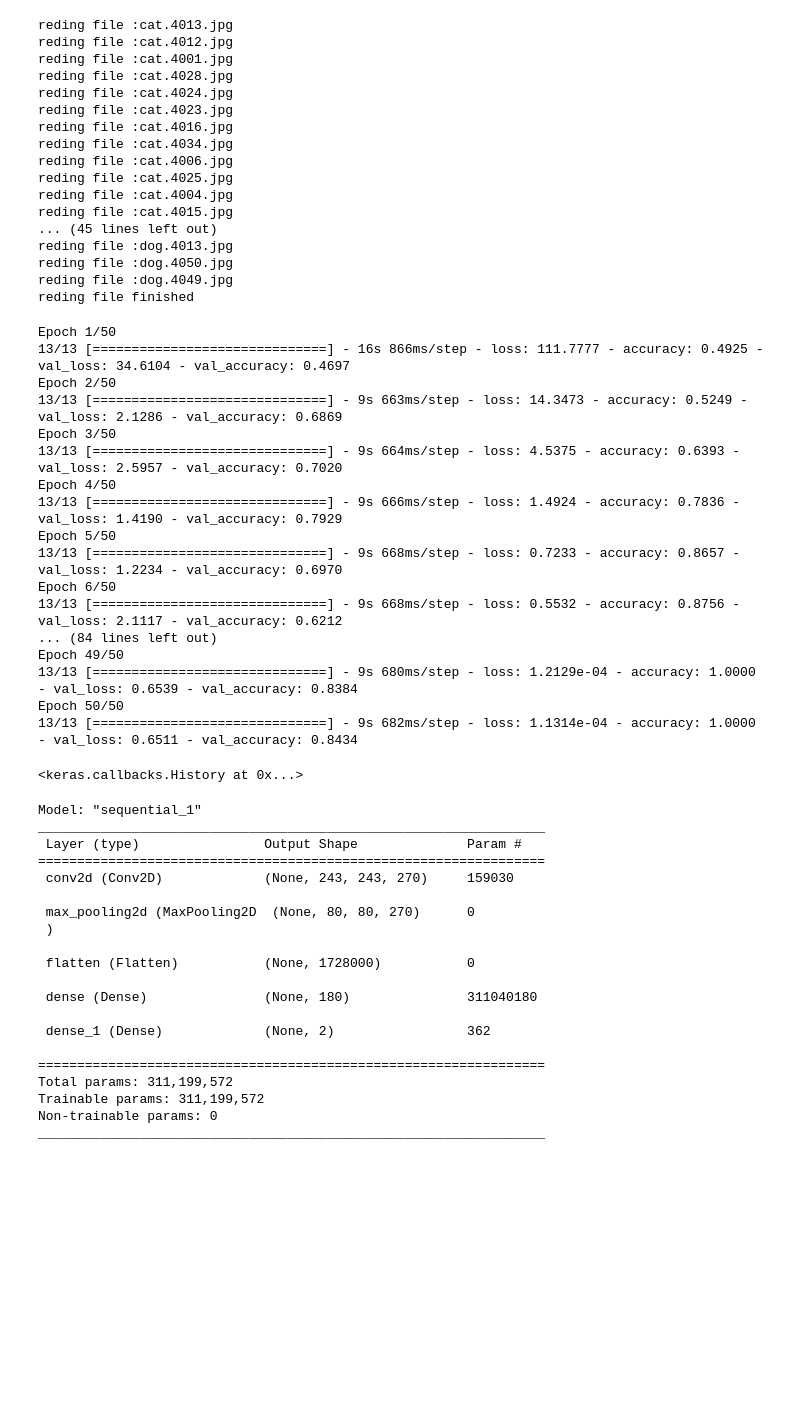
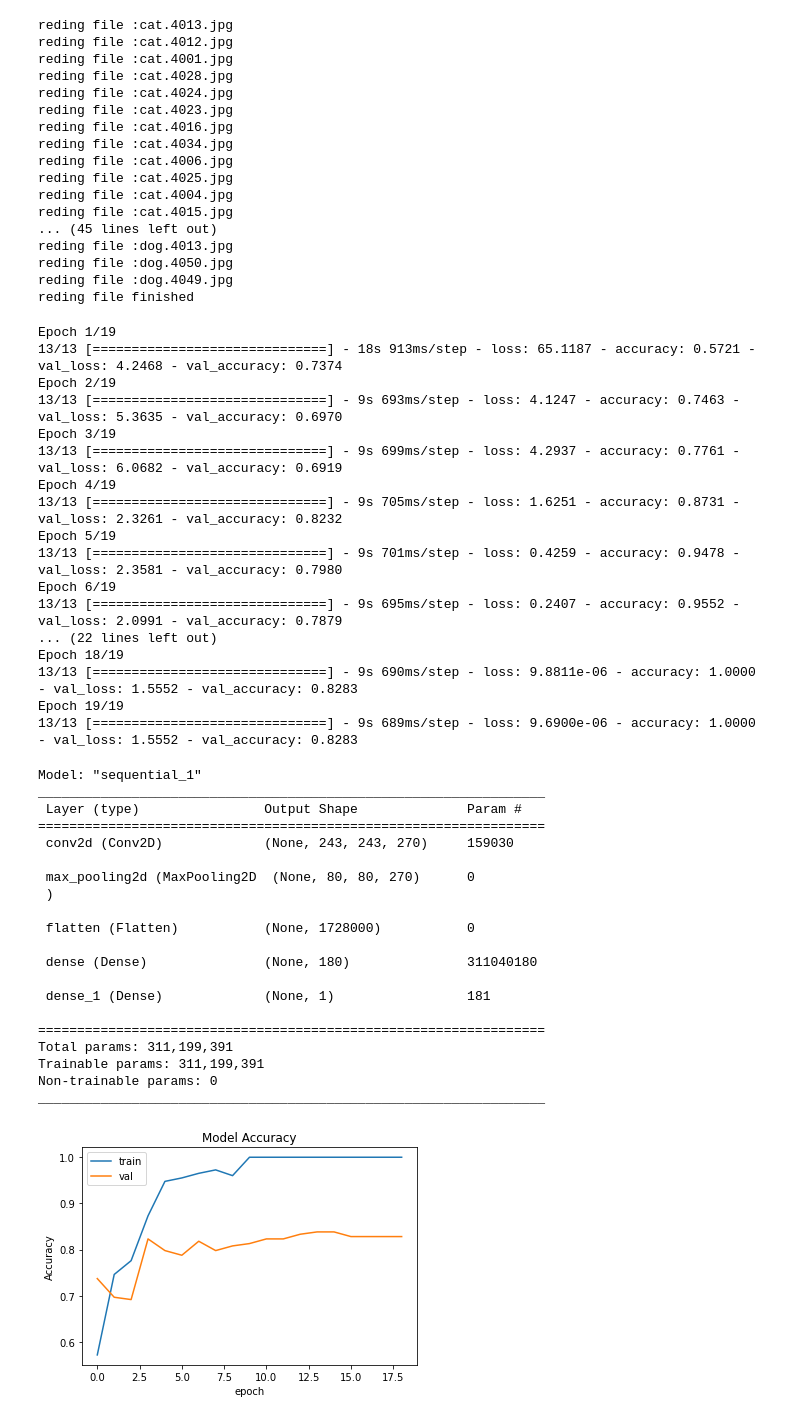
Before and after one commit to Faouzi-Slimi/Machine_Learning_Deep_Learning_Practical_Work, a Jupyter notebook: TP_DOGS_CATS.ipynb, the cells around one changed output. Cells and saved outputs as stored; diff of their text form; code cells hidden in the pictures; blank space fills up the shorter version.

```diff
--- a/TP_DOGS_CATS.ipynb
+++ b/TP_DOGS_CATS.ipynb
@@ -106,33 +106,32 @@ model1.add(layers.Conv2D(270,kernel_size=(14,14),input_shape=(256,256,3),strides
 model1.add(layers.MaxPooling2D(pool_size=(4,4),strides=3))
 model1.add(layers.Flatten())
 model1.add(layers.Dense(180,activation = 'relu'))
-model1.add(layers.Dense(2,activation="sigmoid"))
+model1.add(layers.Dense(1,activation="sigmoid"))
 # %%
 
 # Compile The model
 
-model1.compile(optimizer=tf.keras.optimizers.Adam(learning_rate = 0.00001),loss="SparseCategoricalCrossentropy",metrics = ["accuracy"])
+model1.compile(optimizer=tf.keras.optimizers.Adam(learning_rate = 0.00001),loss=tf.keras.losses.BinaryCrossentropy(),metrics = ["accuracy"])
 # %%
-model1.fit(xtrain,ytrain,validation_data=(xtest,ytest),batch_size=32,epochs=50)
+History = model1.fit(xtrain,ytrain,validation_data=(xtest,ytest),batch_size=32,epochs=19)
 # %% [output]
-Epoch 1/50
-13/13 [==============================] - 16s 866ms/step - loss: 111.7777 - accuracy: 0.4925 - val_loss: 34.6104 - val_accuracy: 0.4697
-Epoch 2/50
-13/13 [==============================] - 9s 663ms/step - loss: 14.3473 - accuracy: 0.5249 - val_loss: 2.1286 - val_accuracy: 0.6869
-Epoch 3/50
-13/13 [==============================] - 9s 664ms/step - loss: 4.5375 - accuracy: 0.6393 - val_loss: 2.5957 - val_accuracy: 0.7020
-Epoch 4/50
-13/13 [==============================] - 9s 666ms/step - loss: 1.4924 - accuracy: 0.7836 - val_loss: 1.4190 - val_accuracy: 0.7929
-Epoch 5/50
-13/13 [==============================] - 9s 668ms/step - loss: 0.7233 - accuracy: 0.8657 - val_loss: 1.2234 - val_accuracy: 0.6970
-Epoch 6/50
-13/13 [==============================] - 9s 668ms/step - loss: 0.5532 - accuracy: 0.8756 - val_loss: 2.1117 - val_accuracy: 0.6212
-... (84 lines left out)
-Epoch 49/50
-13/13 [==============================] - 9s 680ms/step - loss: 1.2129e-04 - accuracy: 1.0000 - val_loss: 0.6539 - val_accuracy: 0.8384
-Epoch 50/50
-13/13 [==============================] - 9s 682ms/step - loss: 1.1314e-04 - accuracy: 1.0000 - val_loss: 0.6511 - val_accuracy: 0.8434
+Epoch 1/19
+13/13 [==============================] - 18s 913ms/step - loss: 65.1187 - accuracy: 0.5721 - val_loss: 4.2468 - val_accuracy: 0.7374
+Epoch 2/19
+13/13 [==============================] - 9s 693ms/step - loss: 4.1247 - accuracy: 0.7463 - val_loss: 5.3635 - val_accuracy: 0.6970
+Epoch 3/19
+13/13 [==============================] - 9s 699ms/step - loss: 4.2937 - accuracy: 0.7761 - val_loss: 6.0682 - val_accuracy: 0.6919
+Epoch 4/19
+13/13 [==============================] - 9s 705ms/step - loss: 1.6251 - accuracy: 0.8731 - val_loss: 2.3261 - val_accuracy: 0.8232
+Epoch 5/19
+13/13 [==============================] - 9s 701ms/step - loss: 0.4259 - accuracy: 0.9478 - val_loss: 2.3581 - val_accuracy: 0.7980
+Epoch 6/19
+13/13 [==============================] - 9s 695ms/step - loss: 0.2407 - accuracy: 0.9552 - val_loss: 2.0991 - val_accuracy: 0.7879
+... (22 lines left out)
+Epoch 18/19
+13/13 [==============================] - 9s 690ms/step - loss: 9.8811e-06 - accuracy: 1.0000 - val_loss: 1.5552 - val_accuracy: 0.8283
+Epoch 19/19
+13/13 [==============================] - 9s 689ms/step - loss: 9.6900e-06 - accuracy: 1.0000 - val_loss: 1.5552 - val_accuracy: 0.8283
-<keras.callbacks.History at 0x...>
 # %%
 model1.summary()
 # %% [output]
@@ -149,10 +148,23 @@ _________________________________________________________________
 
  dense (Dense)               (None, 180)               311040180
 
- dense_1 (Dense)             (None, 2)                 362
+ dense_1 (Dense)             (None, 1)                 181
 
 =================================================================
-Total params: 311,199,572
-Trainable params: 311,199,572
+Total params: 311,199,391
+Trainable params: 311,199,391
 Non-trainable params: 0
 _________________________________________________________________
+# %%
+# Plot accuracy, loss ,  val_accuracy and val_los
+import matplotlib.pyplot as plt
+## Accuracy and val_accuracy
+plt.plot(History.history['accuracy'])
+plt.plot(History.history['val_accuracy'])
+plt.title('Model Accuracy')
+plt.ylabel('Accuracy')
+plt.xlabel('epoch')
+plt.legend(['train', 'val'], loc='upper left')
+plt.show()
+# %% [output]
+[figure, added]
```
Also changed, not shown: parts of 5 cells of this notebook.
